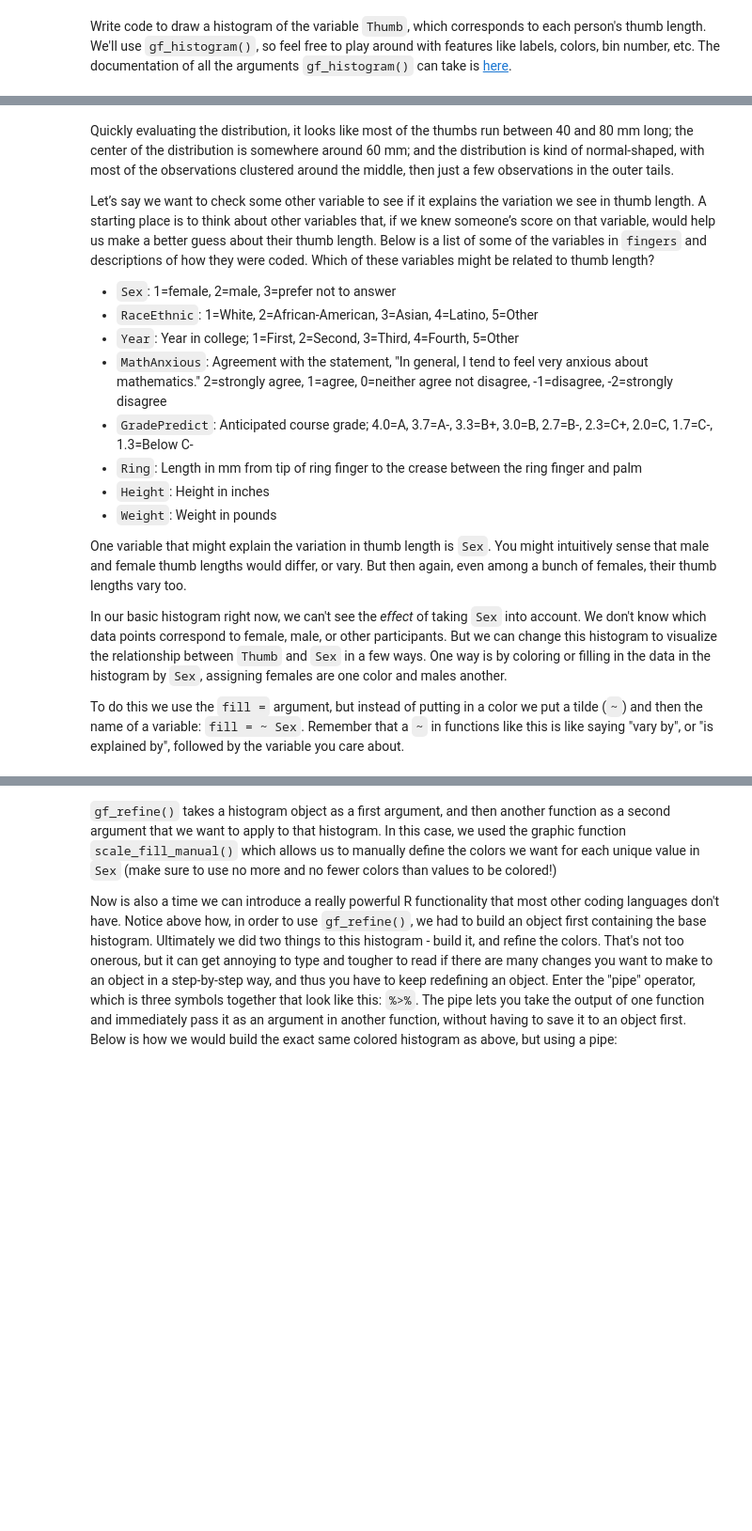
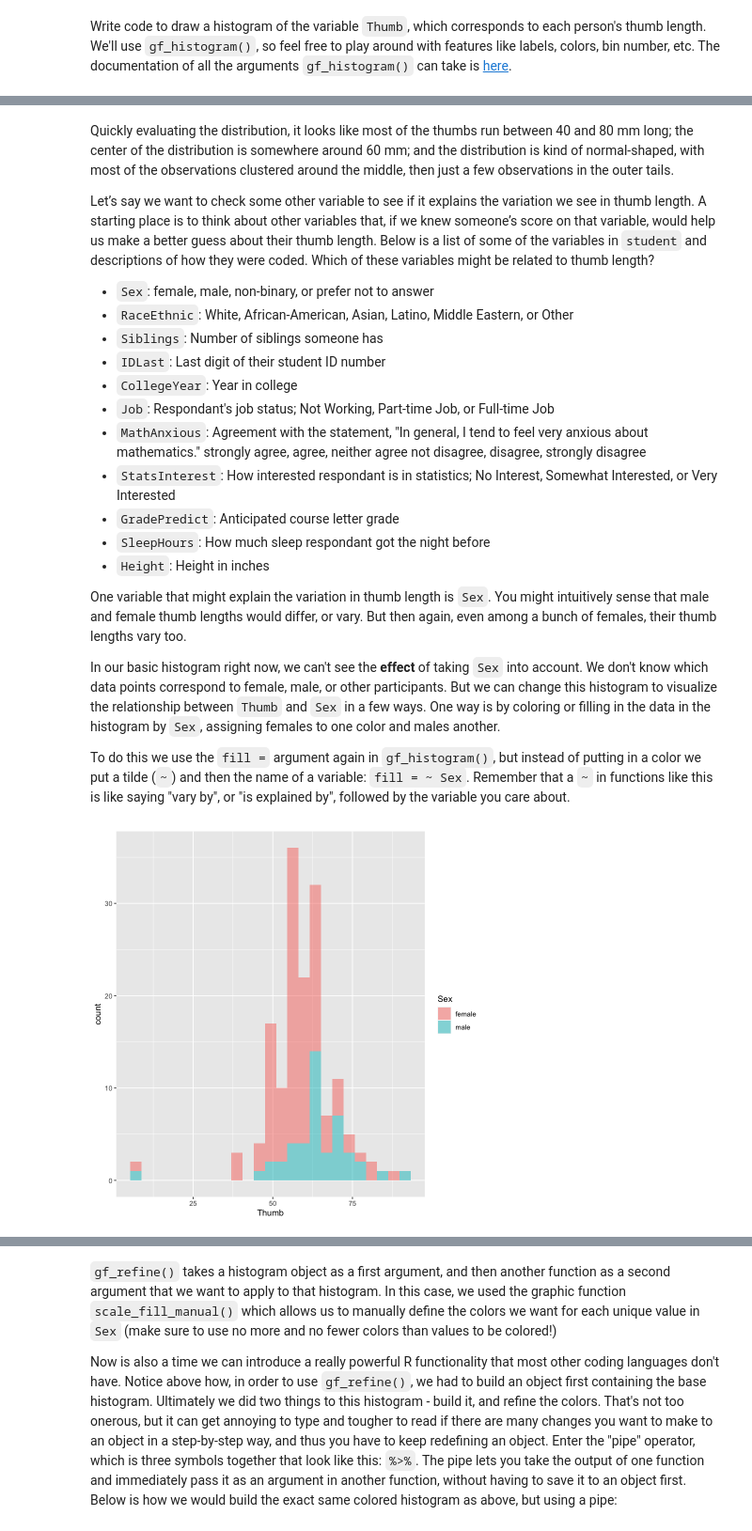
Before and after one commit to smburns47/Psyc158, a Jupyter notebook: chapter-6.ipynb, the cells around one changed output, grey strips where cells are left out. Shown at 94% size. Drawn from its saved outputs; the diff is of its cells as text; code cells hidden in the pictures; blank space fills up the shorter version.

````diff
--- a/chapter-6.ipynb
+++ b/chapter-6.ipynb
@@ -40,22 +94,27 @@ gf_histogram(~ Thumb, data = fingers)
 # %% [markdown]
 Quickly evaluating the distribution, it looks like most of the thumbs run between 40 and 80 mm long; the center of the distribution is somewhere around 60 mm; and the distribution is kind of normal-shaped, with most of the observations clustered around the middle, then just a few observations in the outer tails.
 
-Let’s say we want to check some other variable to see if it explains the variation we see in thumb length. A starting place is to think about other variables that, if we knew someone’s score on that variable, would help us make a better guess about their thumb length. Below is a list of some of the variables in ```fingers``` and descriptions of how they were coded. Which of these variables might be related to thumb length?
+Let’s say we want to check some other variable to see if it explains the variation we see in thumb length. A starting place is to think about other variables that, if we knew someone’s score on that variable, would help us make a better guess about their thumb length. Below is a list of some of the variables in ```student``` and descriptions of how they were coded. Which of these variables might be related to thumb length?
 
-- ```Sex```: 1=female, 2=male, 3=prefer not to answer
-- ```RaceEthnic```: 1=White, 2=African-American, 3=Asian, 4=Latino, 5=Other
-- ```Year```: Year in college; 1=First, 2=Second, 3=Third, 4=Fourth, 5=Other
-- ```MathAnxious```: Agreement with the statement, "In general, I tend to feel very anxious about mathematics." 2=strongly agree, 1=agree, 0=neither agree not disagree, -1=disagree, -2=strongly disagree
-- ```GradePredict```: Anticipated course grade;	4.0=A, 3.7=A-, 3.3=B+, 3.0=B, 2.7=B-, 2.3=C+, 2.0=C, 1.7=C-, 1.3=Below C-
-- ```Ring```: Length in mm from tip of ring finger to the crease between the ring finger and palm
+- ```Sex```: female, male, non-binary, or prefer not to answer
+- ```RaceEthnic```: White, African-American, Asian, Latino, Middle Eastern, or Other
+- ```Siblings```: Number of siblings someone has
+- ```IDLast```: Last digit of their student ID number
+- ```CollegeYear```: Year in college
+- ```Job```: Respondant's job status; Not Working, Part-time Job, or Full-time Job
+- ```MathAnxious```: Agreement with the statement, "In general, I tend to feel very anxious about mathematics." strongly agree, agree, neither agree not disagree, disagree, strongly disagree
+- ```StatsInterest```: How interested respondant is in statistics; No Interest, Somewhat Interested, or Very Interested
+- ```GradePredict```: Anticipated course letter grade
+- ```SleepHours```: How much sleep respondant got the night before
 - ```Height```: Height in inches
-- ```Weight```: Weight in pounds
 
 One variable that might explain the variation in thumb length is ```Sex```. You might intuitively sense that male and female thumb lengths would differ, or vary. But then again, even among a bunch of females, their thumb lengths vary too.
 
-In our basic histogram right now, we can't see the *effect* of taking ```Sex``` into account. We don't know which data points correspond to female, male, or other participants. But we can change this histogram to visualize the relationship between ```Thumb``` and ```Sex``` in a few ways. One way is by coloring or filling in the data in the histogram by ```Sex```, assigning females are one color and males another.
+In our basic histogram right now, we can't see the **effect** of taking ```Sex``` into account. We don't know which data points correspond to female, male, or other participants. But we can change this histogram to visualize the relationship between ```Thumb``` and ```Sex``` in a few ways. One way is by coloring or filling in the data in the histogram by ```Sex```, assigning females to one color and males another.
 
-To do this we use the ```fill =``` argument, but instead of putting in a color we put a tilde (```~```) and then the name of a variable: ```fill = ~ Sex```. Remember that a ```~``` in functions like this is like saying "vary by", or "is explained by", followed by the variable you care about.
+To do this we use the ```fill =``` argument again in ```gf_histogram()```, but instead of putting in a color we put a tilde (```~```) and then the name of a variable: ```fill = ~ Sex```. Remember that a ```~``` in functions like this is like saying "vary by", or "is explained by", followed by the variable you care about.
 # %%
-gf_histogram(~ Thumb, data = fingers, fill = ~ Sex)
+gf_histogram(~ Thumb, data = studentdata, fill = ~ Sex)
+# %% [output]
+[figure, added]
 # %% [markdown]
````
Also changed, not shown: parts of 8 cells of this notebook, 2 other files.
